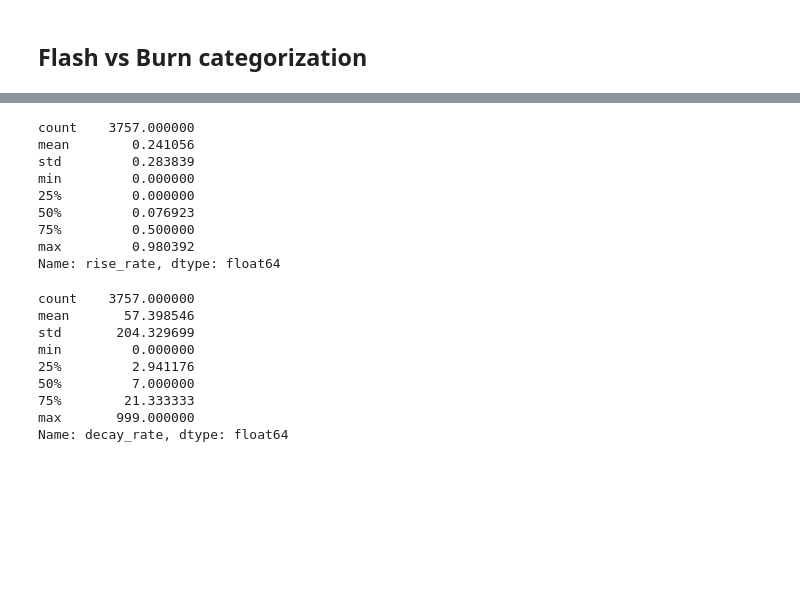
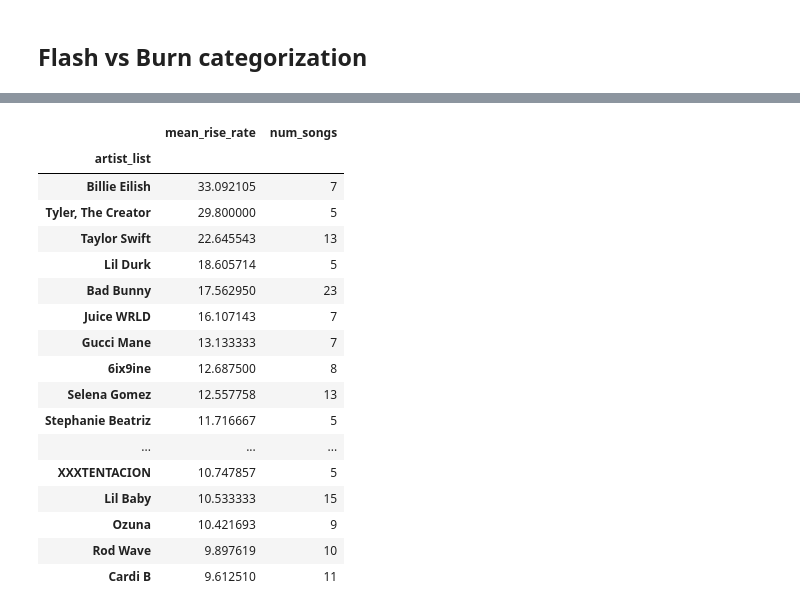
Before and after one commit to rvt9bx/dsan5200-project, a Jupyter notebook: scripts/viz.ipynb, the cells around one changed output, grey strips where cells are left out. Saved outputs shown, nothing was run; the diff lists cells and outputs as text; code cells hidden in the pictures; blank space fills up the shorter version.

```diff
--- a/scripts/viz.ipynb
+++ b/scripts/viz.ipynb
@@ -506,24 +441,0 @@ categorized_df.loc[categorized_df.category=='slow_burn'].sort_values('peak_rank'
-# %%
-categorized_df.rise_rate.describe()
-# %% [output]
-count    3757.000000
-mean        0.241056
-std         0.283839
-min         0.000000
-25%         0.000000
-50%         0.076923
-75%         0.500000
-max         0.980392
-Name: rise_rate, dtype: float64
-# %%
-categorized_df.decay_rate.describe()
-# %% [output]
-count    3757.000000
-mean       57.398546
-std       204.329699
-min         0.000000
-25%         2.941176
-50%         7.000000
-75%        21.333333
-max       999.000000
-Name: decay_rate, dtype: float64
@@ -529,0 +471,31 @@ Name: decay_rate, dtype: float64
+# %%
+# find artists that have highest rise rates
+
+# explode artist list to make one obs per artist
+viral_df['artist_list'] = viral_df['artist_list'].apply(ast.literal_eval)
+viral_artist_df = viral_df.explode('artist_list')
+
+# group by artist and find highest average rise rate
+artist_rise_mean = viral_artist_df.groupby('artist_list').agg(mean_rise_rate = ('rise_rate','mean'), num_songs = ('artist_list','count'))
+
+artist_rise_mean = artist_rise_mean.sort_values('mean_rise_rate', ascending=False)
+artist_rise_mean.loc[artist_rise_mean['num_songs']>=5].head(20)
+# %% [output]
+|  | mean_rise_rate | num_songs |
+| artist_list |  |  |
+| Billie Eilish | 33.092105 | 7 |
+| Tyler, The Creator | 29.800000 | 5 |
+| Taylor Swift | 22.645543 | 13 |
+| Lil Durk | 18.605714 | 5 |
+| Bad Bunny | 17.562950 | 23 |
+| Juice WRLD | 16.107143 | 7 |
+| Gucci Mane | 13.133333 | 7 |
+| 6ix9ine | 12.687500 | 8 |
+| Selena Gomez | 12.557758 | 13 |
+| Stephanie Beatriz | 11.716667 | 5 |
+| ... | ... | ... |
+| XXXTENTACION | 10.747857 | 5 |
+| Lil Baby | 10.533333 | 15 |
+| Ozuna | 10.421693 | 9 |
+| Rod Wave | 9.897619 | 10 |
+| Cardi B | 9.612510 | 11 |
```
Also changed, not shown: parts of 26 cells of this notebook.
